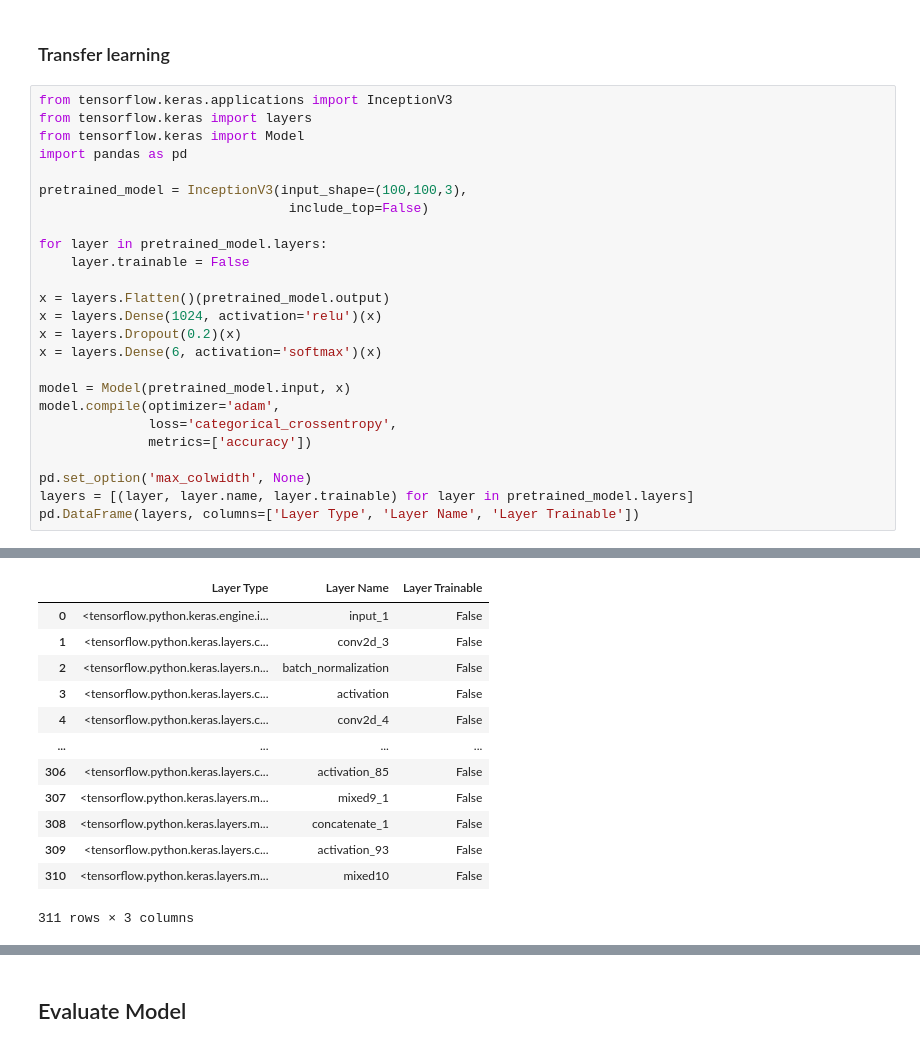
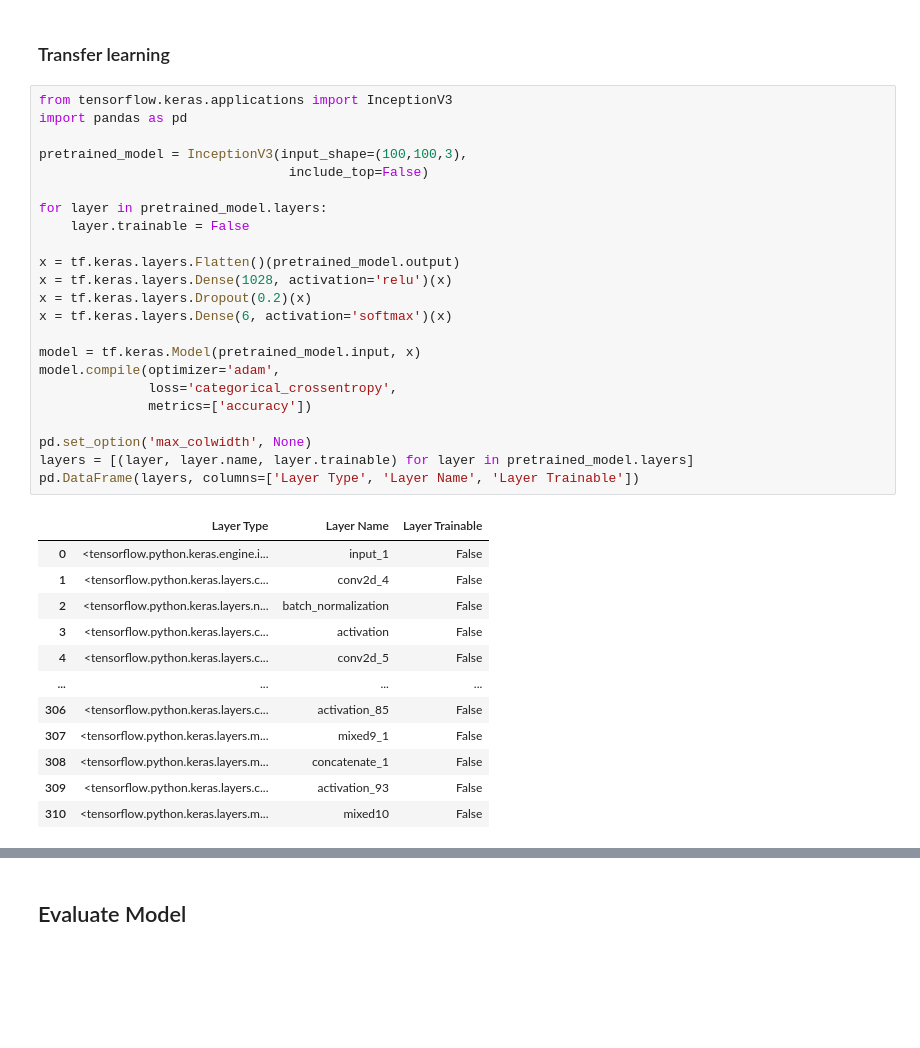
Before and after one commit to huyg1108/fruit-fresh-rotten, a Jupyter notebook: fruit_classification.ipynb, the cells around one changed output, grey strips where cells are left out. Saved outputs shown, nothing was run; the diff lists cells and outputs as text; blank space fills up the shorter version.

```diff
--- a/fruit_classification.ipynb
+++ b/fruit_classification.ipynb
@@ -247,27 +246,37 @@ model.add(Dense(6,activation='softmax'))
 ### Transfer learning
 # %%
 from tensorflow.keras.applications import InceptionV3
-from tensorflow.keras import layers
-from tensorflow.keras import Model
 import pandas as pd
 
 pretrained_model = InceptionV3(input_shape=(100,100,3),
                                 include_top=False)
 
 for layer in pretrained_model.layers:
     layer.trainable = False
 
-x = layers.Flatten()(pretrained_model.output)
-x = layers.Dense(1024, activation='relu')(x)
-x = layers.Dropout(0.2)(x)
-x = layers.Dense(6, activation='softmax')(x)
+x = tf.keras.layers.Flatten()(pretrained_model.output)
+x = tf.keras.layers.Dense(1028, activation='relu')(x)
+x = tf.keras.layers.Dropout(0.2)(x)
+x = tf.keras.layers.Dense(6, activation='softmax')(x)
 
-model = Model(pretrained_model.input, x)
+model = tf.keras.Model(pretrained_model.input, x)
 model.compile(optimizer='adam',
               loss='categorical_crossentropy',
               metrics=['accuracy'])
 
 pd.set_option('max_colwidth', None)
 layers = [(layer, layer.name, layer.trainable) for layer in pretrained_model.layers]
 pd.DataFrame(layers, columns=['Layer Type', 'Layer Name', 'Layer Trainable'])
 # %% [output]
+|  | Layer Type | Layer Name | Layer Trainable |
+| 0 | <tensorflow.python.keras.engine.i... | input_1 | False |
+| 1 | <tensorflow.python.keras.layers.c... | conv2d_4 | False |
+| 2 | <tensorflow.python.keras.layers.n... | batch_normalization | False |
+| 3 | <tensorflow.python.keras.layers.c... | activation | False |
+| 4 | <tensorflow.python.keras.layers.c... | conv2d_5 | False |
+| ... | ... | ... | ... |
+| 306 | <tensorflow.python.keras.layers.c... | activation_85 | False |
+| 307 | <tensorflow.python.keras.layers.m... | mixed9_1 | False |
+| 308 | <tensorflow.python.keras.layers.m... | concatenate_1 | False |
+| 309 | <tensorflow.python.keras.layers.c... | activation_93 | False |
+| 310 | <tensorflow.python.keras.layers.m... | mixed10 | False |
@@ -276,14 +284 @@ Downloading data from https://storage.googleapis.com/tensorflow/keras-applicatio
-|  | Layer Type | Layer Name | Layer Trainable |
-| 0 | <tensorflow.python.keras.engine.i... | input_1 | False |
-| 1 | <tensorflow.python.keras.layers.c... | conv2d_3 | False |
-| 2 | <tensorflow.python.keras.layers.n... | batch_normalization | False |
-| 3 | <tensorflow.python.keras.layers.c... | activation | False |
-| 4 | <tensorflow.python.keras.layers.c... | conv2d_4 | False |
-| ... | ... | ... | ... |
-| 306 | <tensorflow.python.keras.layers.c... | activation_85 | False |
-| 307 | <tensorflow.python.keras.layers.m... | mixed9_1 | False |
-| 308 | <tensorflow.python.keras.layers.m... | concatenate_1 | False |
-| 309 | <tensorflow.python.keras.layers.c... | activation_93 | False |
-| 310 | <tensorflow.python.keras.layers.m... | mixed10 | False |
-311 rows × 3 columns
 # %%
```
Also changed, not shown: parts of 16 cells of this notebook.
